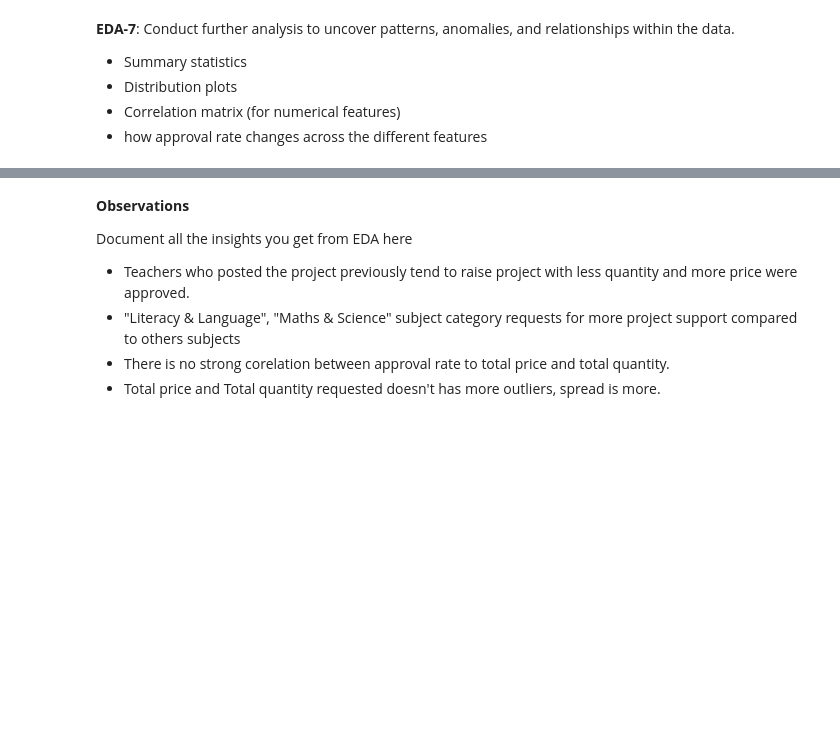
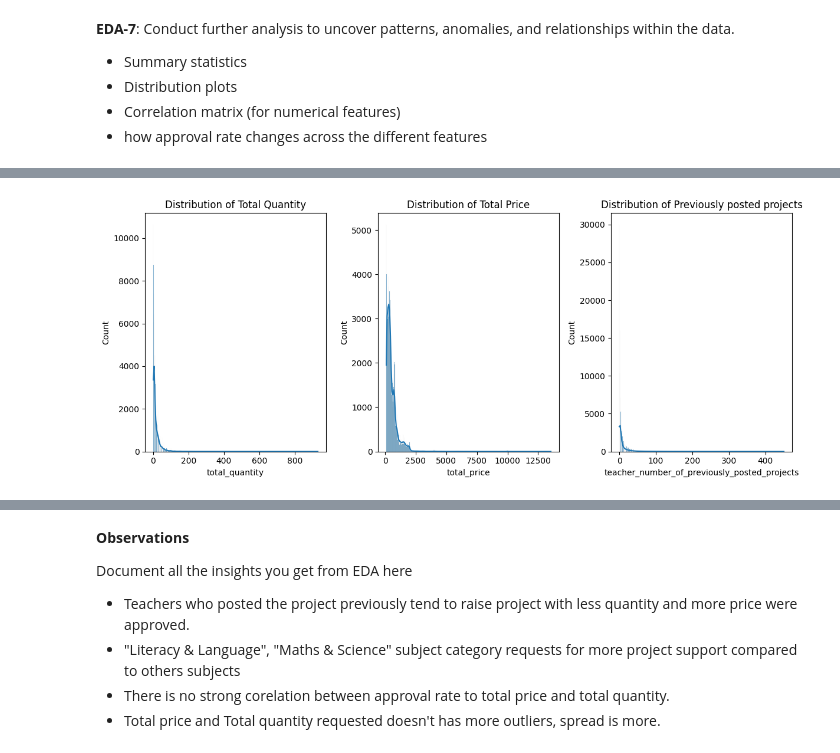
Before and after one commit to pandiarajan-src/IKJourney, a Jupyter notebook: projects/LearningHope/Learning_Hope.ipynb, the cells around one changed output, grey strips where cells are left out. Drawn from its saved outputs; the diff is of its cells as text; code cells hidden in the pictures; blank space fills up the shorter version.

```diff
--- a/projects/LearningHope/Learning_Hope.ipynb
+++ b/projects/LearningHope/Learning_Hope.ipynb
@@ -695,24 +983,32 @@ project_data.describe()
 # %%
 ## Write code for additional analysis here
 
+'''
+Generate a single figure with three subplots, each displaying the distribution of a different variable in the project_data dataset:
+    Total Quantity
+    Total Price
+    Number of previously posted projects by teachers
+Each subplot is a histogram with a kernel density estimate (KDE) overlay, providing a visual representation of the data distribution.
+'''
+
 # Distribution plot for quantity
 plt.figure(figsize=(12, 5))
-
 plt.subplot(1, 3, 1)
 sns.histplot(project_data['total_quantity'], kde=True)
 plt.title("Distribution of Total Quantity")
 
 # Distribution plot for amount
 plt.subplot(1, 3, 2)
 sns.histplot(project_data['total_price'], kde=True)
 plt.title("Distribution of Total Price")
 
 # teacher who has previously posted projects
 plt.subplot(1, 3, 3)
 sns.histplot(project_data['teacher_number_of_previously_posted_projects'], kde=True)
 plt.title("Distribution of Previously posted projects")
-
 plt.tight_layout()
 plt.show()
+# %% [output]
+[figure, added]
 # %%
 ## Write code for additional analysis here
```
Also changed, not shown: parts of 49 cells of this notebook.
